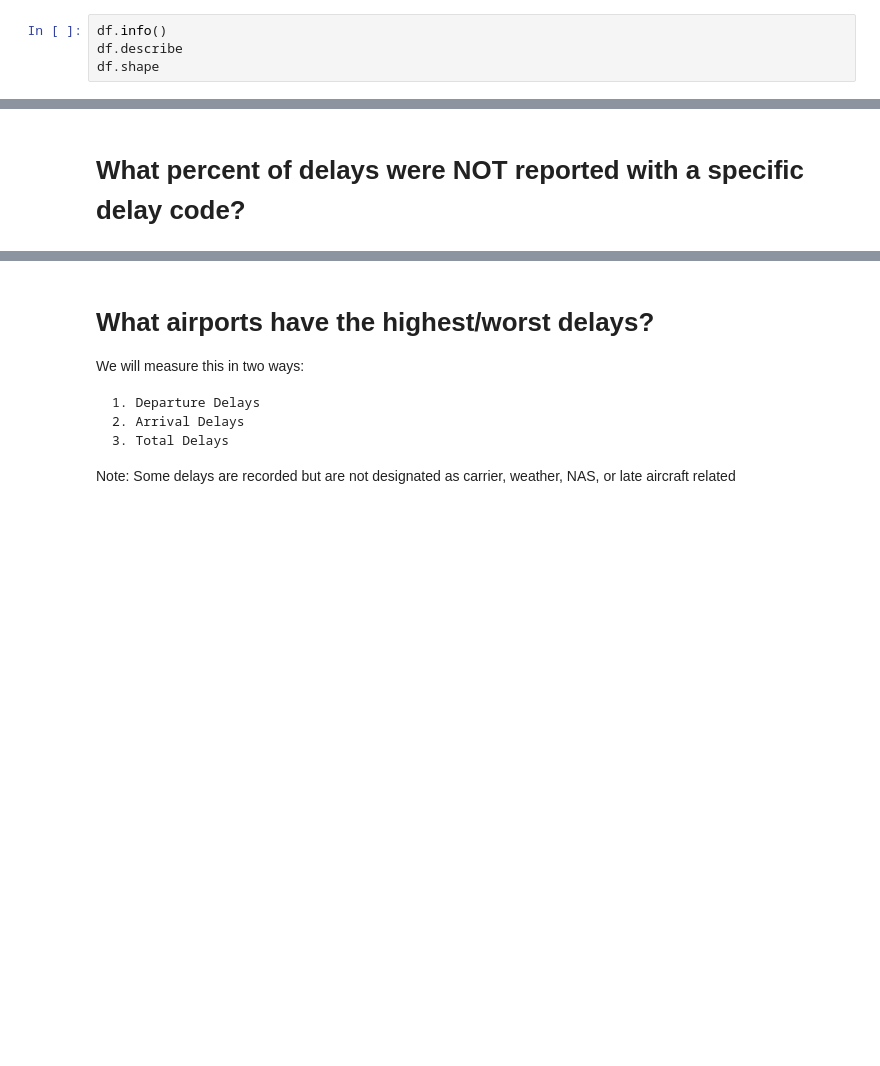
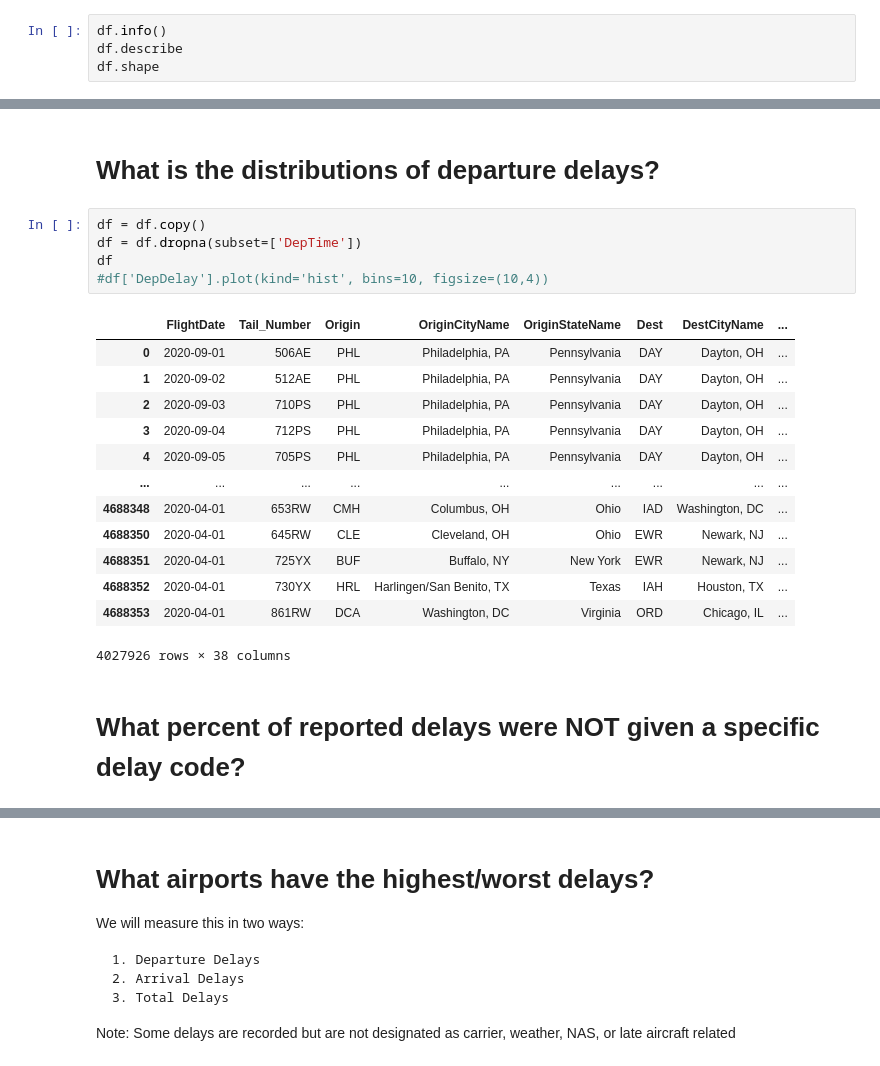
Before and after one commit to oubrando/eda-project, a Jupyter notebook: notebooks/Trace_Recon.ipynb, the cells around one changed output, grey strips where cells are left out. Saved outputs shown, nothing was run; the diff lists cells and outputs as text; blank space fills up the shorter version.

```diff
--- a/notebooks/Trace_Recon.ipynb
+++ b/notebooks/Trace_Recon.ipynb
@@ -400,2 +454,23 @@ df.shape
+# %% [markdown]
+# What is the distributions of departure delays?
+# %%
+df = df.copy()
+df = df.dropna(subset=['DepTime'])
+df
+#df['DepDelay'].plot(kind='hist', bins=10, figsize=(10,4))
+# %% [output]
+|  | FlightDate | Tail_Number | Origin | OriginCityName | OriginStateName | Dest | DestCityName | ... |
+| 0 | 2020-09-01 | 506AE | PHL | Philadelphia, PA | Pennsylvania | DAY | Dayton, OH | ... |
+| 1 | 2020-09-02 | 512AE | PHL | Philadelphia, PA | Pennsylvania | DAY | Dayton, OH | ... |
+| 2 | 2020-09-03 | 710PS | PHL | Philadelphia, PA | Pennsylvania | DAY | Dayton, OH | ... |
+| 3 | 2020-09-04 | 712PS | PHL | Philadelphia, PA | Pennsylvania | DAY | Dayton, OH | ... |
+| 4 | 2020-09-05 | 705PS | PHL | Philadelphia, PA | Pennsylvania | DAY | Dayton, OH | ... |
+| ... | ... | ... | ... | ... | ... | ... | ... | ... |
+| 4688348 | 2020-04-01 | 653RW | CMH | Columbus, OH | Ohio | IAD | Washington, DC | ... |
+| 4688350 | 2020-04-01 | 645RW | CLE | Cleveland, OH | Ohio | EWR | Newark, NJ | ... |
+| 4688351 | 2020-04-01 | 725YX | BUF | Buffalo, NY | New York | EWR | Newark, NJ | ... |
+| 4688352 | 2020-04-01 | 730YX | HRL | Harlingen/San Benito, TX | Texas | IAH | Houston, TX | ... |
+| 4688353 | 2020-04-01 | 861RW | DCA | Washington, DC | Virginia | ORD | Chicago, IL | ... |
+4027926 rows × 38 columns
 # %% [markdown]
-# What percent of delays were NOT reported with a specific delay code?
+# What percent of reported delays were NOT given a specific delay code?
```
Also changed, not shown: parts of 123 cells of this notebook.
